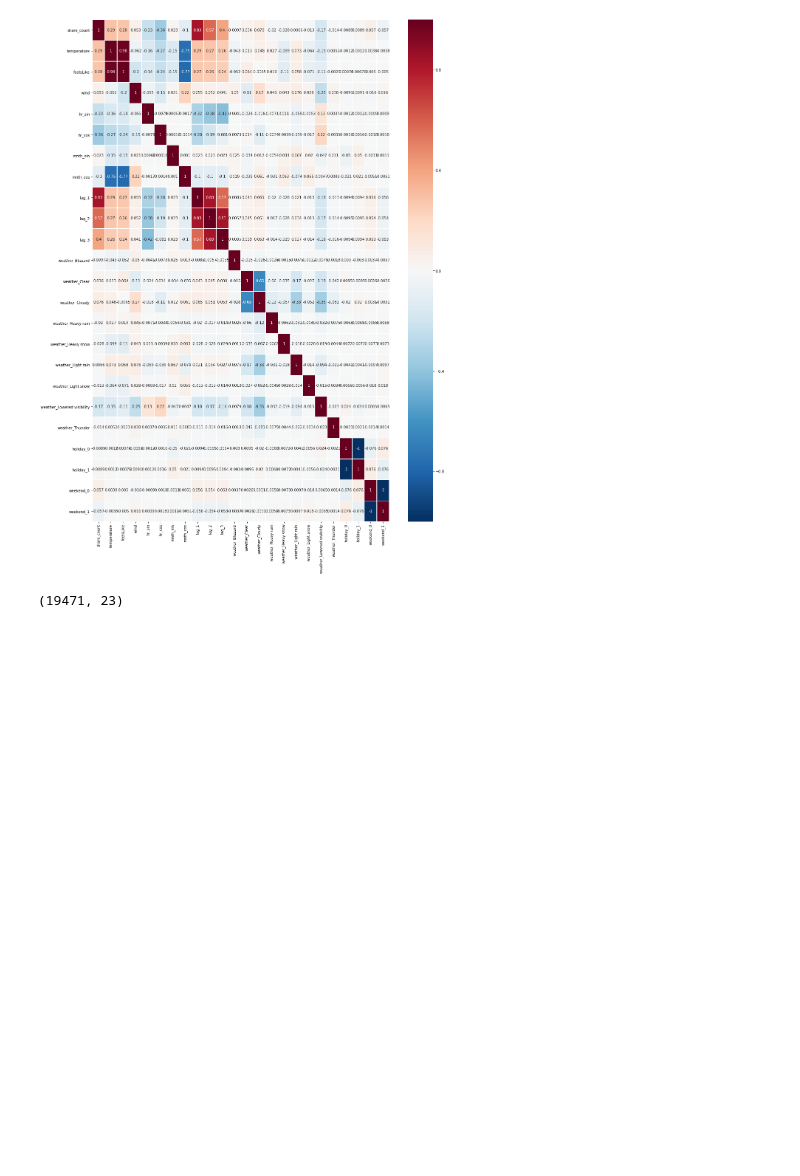
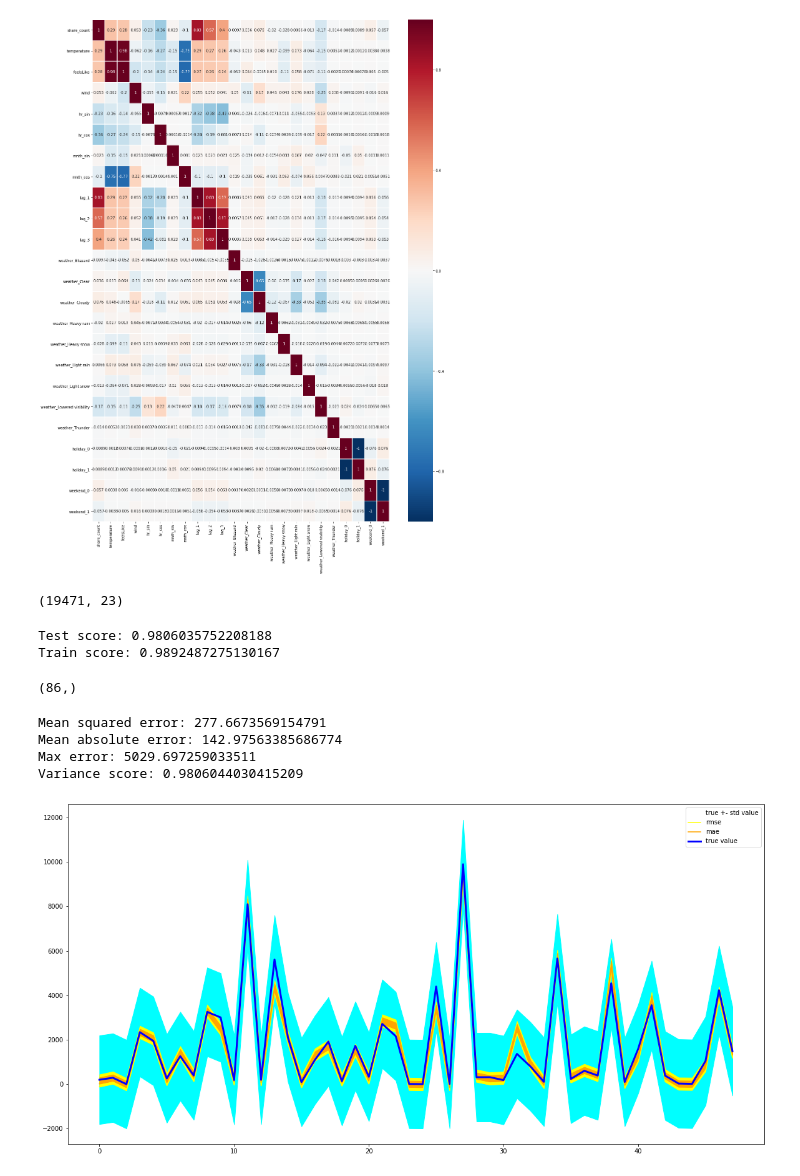
Before and after one commit to Krismix1/data-science-mandatory-2, a Jupyter notebook: model.ipynb, the cells around one changed output. Drawn from its saved outputs; the diff is of its cells as text; code cells hidden in the pictures; blank space fills up the shorter version.

Commit message:
nice graphs added

```diff
--- a/model.ipynb
+++ b/model.ipynb
@@ -425,7 +423,7 @@ X_test.shape
 # %% [output]
 (19471, 23)
 # %%
-optimized_clf = GradientBoostingRegressor(loss='huber', max_features=23, n_estimators=160, random_state=random_state, max_depth=8)
+optimized_clf = GradientBoostingRegressor(loss='huber', max_features=X_test.shape[1], n_estimators=160, random_state=random_state, max_depth=8)
 optimized_clf.fit(X_train, Y_train)
 results = optimized_clf.predict(X_test)
 
@@ -433,6 +431,9 @@ test_score = optimized_clf.score(X_test, Y_test)
 train_score = optimized_clf.score(X_train, Y_train)
 print("Test score: " + str(test_score))
 print("Train score: " + str(train_score))
+# %% [output]
+Test score: 0.9806035752208188
+Train score: 0.9892487275130167
 # %%
 from sklearn.metrics import mean_squared_error
 
@@ -445,6 +446,8 @@ lin_mae = mean_absolute_error(Y_test, results)
 # %%
 # count negative
 results[results < 0].shape
+# %% [output]
+(86,)
 # %%
 from sklearn.metrics import explained_variance_score, max_error, confusion_matrix
 y_true = Y_test
@@ -455,3 +458,37 @@ print("Mean squared error: " + str(lin_rmse))
 print("Mean absolute error: " + str(lin_mae))
 print("Max error: " + str(max_error(y_true, y_pred)))
 print("Variance score: " + str(var_score))
+# %% [output]
+Mean squared error: 277.6673569154791
+Mean absolute error: 142.97563385686774
+Max error: 5029.697259033511
+Variance score: 0.9806044030415209
+# %%
+range_limit = [12040, 12088]
+
+plt.rcParams["figure.figsize"] = (20,10)
+
+lower_std_line = plt.plot(y_true[range_limit[0]:range_limit[1]] - 1000, color="cyan", visible=False, linewidth=3, label="true +- std value")
+
+lower_line_rmse = plt.plot(y_pred[range_limit[0]:range_limit[1]] - lin_rmse, color="yellow", label="rmse")
+lower_line_mae = plt.plot(y_pred[range_limit[0]:range_limit[1]] - lin_mae, color="orange", label="mae")
+
+true_line = plt.plot(y_true[range_limit[0]:range_limit[1]], color="blue", linewidth=3, label="true value")
+
+
+indexes = []
+index = 0
+for i in range (range_limit[0], range_limit[1]):
+    indexes.append(index)
+    index += 1
+
+std = np.std(y_true)
+
+plt.fill_between(indexes, y_true[range_limit[0]:range_limit[1]] - std, y_true[range_limit[0]:range_limit[1]] + std, color="cyan")
+plt.fill_between(indexes, y_pred[range_limit[0]:range_limit[1]] - lin_rmse, y_pred[range_limit[0]:range_limit[1]] + lin_rmse, color="yellow")
+plt.fill_between(indexes, y_pred[range_limit[0]:range_limit[1]] - lin_mae, y_pred[range_limit[0]:range_limit[1]] + lin_mae, color="orange")
+
+plt.legend()
+plt.show()
+# %% [output]
+[figure, added]
```
Also changed, not shown: parts of 3 cells of this notebook.
